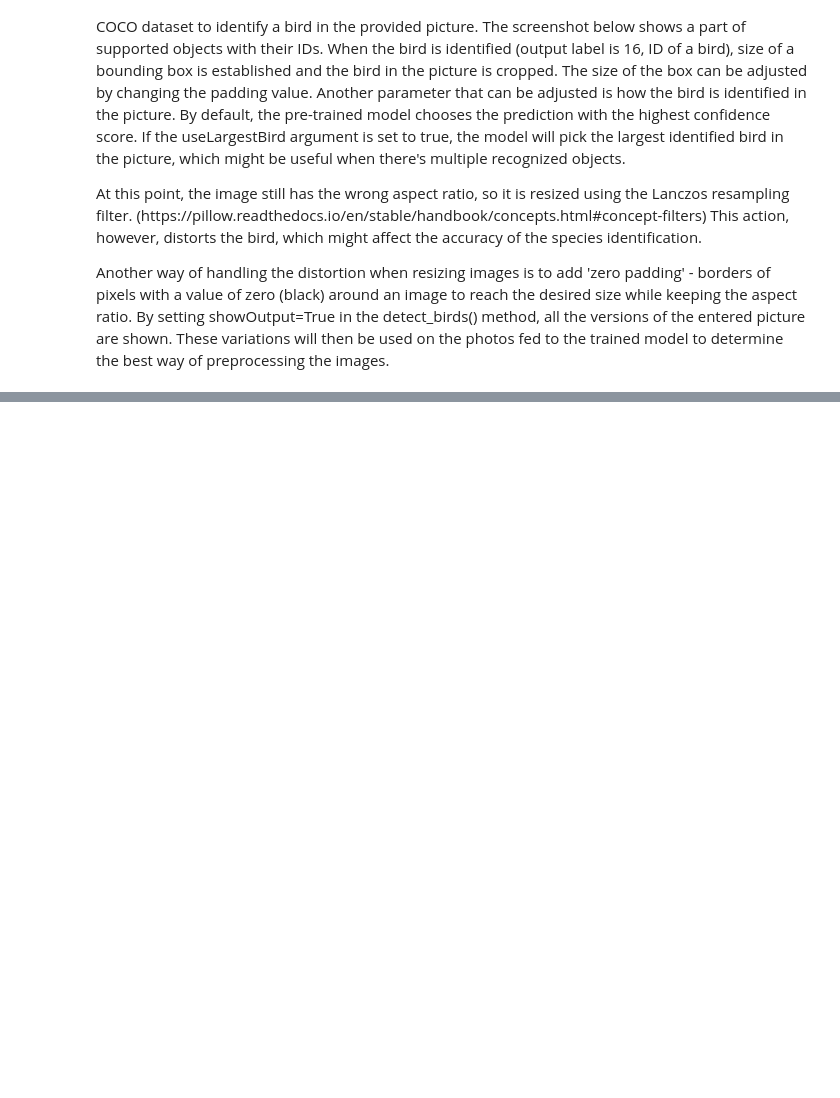
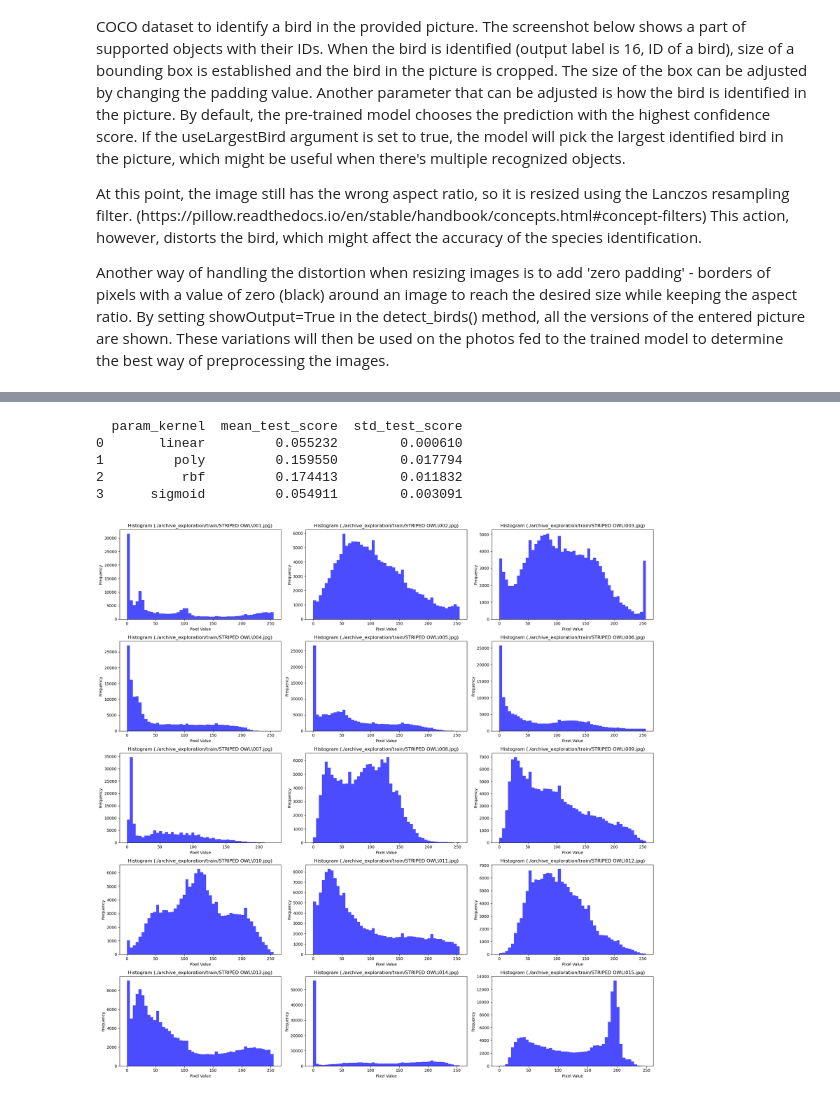
Before and after one commit to MAL-flowdemort/FeatherVision, a Jupyter notebook: FeatherVision.ipynb, the cells around one changed output, grey strips where cells are left out. Saved outputs shown, nothing was run; the diff lists cells and outputs as text; code cells hidden in the pictures; blank space fills up the shorter version.

Commit message:
support vector machine model

```diff
--- a/FeatherVision.ipynb
+++ b/FeatherVision.ipynb
@@ -407,0 +504,64 @@ URLError: <urlopen error [SSL: CERTIFICATE_VERIFY_FAILED] certificate verify fai
+# %%
+from sklearn.model_selection import GridSearchCV
+import pandas as pd
+
+# Define the parameter grid
+param_grid = {'kernel': ['linear', 'poly', 'rbf', 'sigmoid']}
+
+# Initialize SVM classifier
+svm_clf = svm.SVC()
+
+# Perform grid search cross-validation
+grid_search = GridSearchCV(svm_clf, param_grid, cv=5)
+grid_search.fit(X_train, y_train)
+
+# Get the results as a DataFrame
+results_df = pd.DataFrame(grid_search.cv_results_)
+
+# Print the results
+print(results_df[['param_kernel', 'mean_test_score', 'std_test_score']])
+# %% [output]
+  param_kernel  mean_test_score  std_test_score
+0       linear         0.055232        0.000610
+1         poly         0.159550        0.017794
+2          rbf         0.174413        0.011832
+3      sigmoid         0.054911        0.003091
+# %%
+import glob
+
+# Define the directory path where your images are stored
+directory_path = './archive_exploration/train/STRIPED OWL/'
+
+# Use glob to search for image files in the directory
+image_files = glob.glob(directory_path + '*.jpg')[:15]  # Selecting only the first 15 files
+
+# Calculate the number of rows and columns for subplots
+num_rows = 5
+num_cols = 3
+total_plots = num_rows * num_cols
+
+# Now, you can load the images and plot histograms for flattened pixel distributions
+for i in range(0, len(image_files), total_plots):
+    fig, axes = plt.subplots(num_rows, num_cols, figsize=(20, 20))
+    for j, image_file in enumerate(image_files[i:i+total_plots]):
+        # Load the image using plt.imread()
+        img_plt = plt.imread(image_file)
+
+        # Flatten the image array to a 1D array
+        flattened_pixels = img_plt.ravel()
+
+        # Calculate the subplot position
+        row_pos = j // num_cols
+        col_pos = j % num_cols
+
+        # Plot histogram for the flattened pixel distribution
+        axes[row_pos, col_pos].hist(flattened_pixels, bins=50, color='blue', alpha=0.7)
+        axes[row_pos, col_pos].set_title(f'Histogram ({image_file})')
+        axes[row_pos, col_pos].set_xlabel('Pixel Value')
+        axes[row_pos, col_pos].set_ylabel('Frequency')
+
+    # Adjust layout to prevent overlap
+    plt.tight_layout()
+    plt.show()
+# %% [output]
+[figure, added]
```
Also changed, not shown: parts of 9 cells of this notebook.
